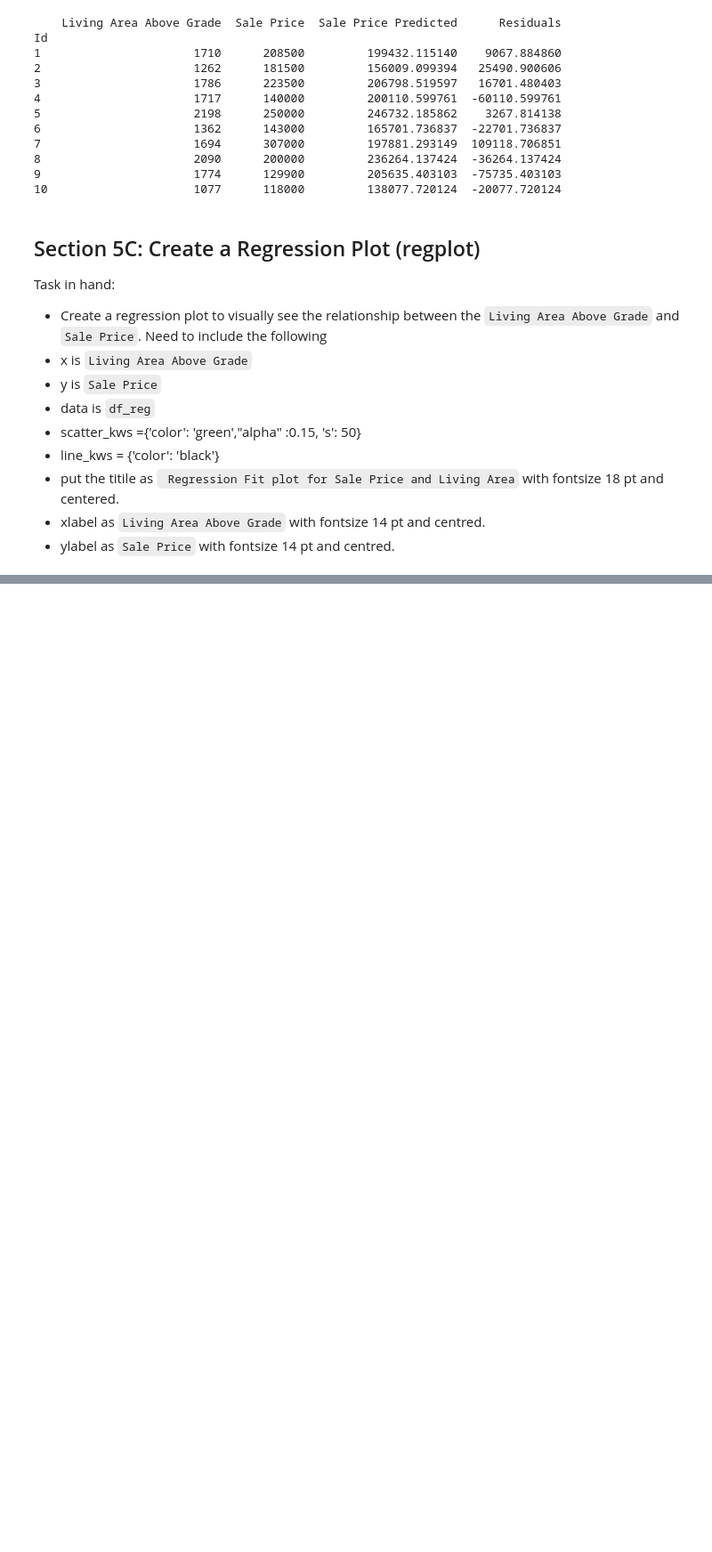
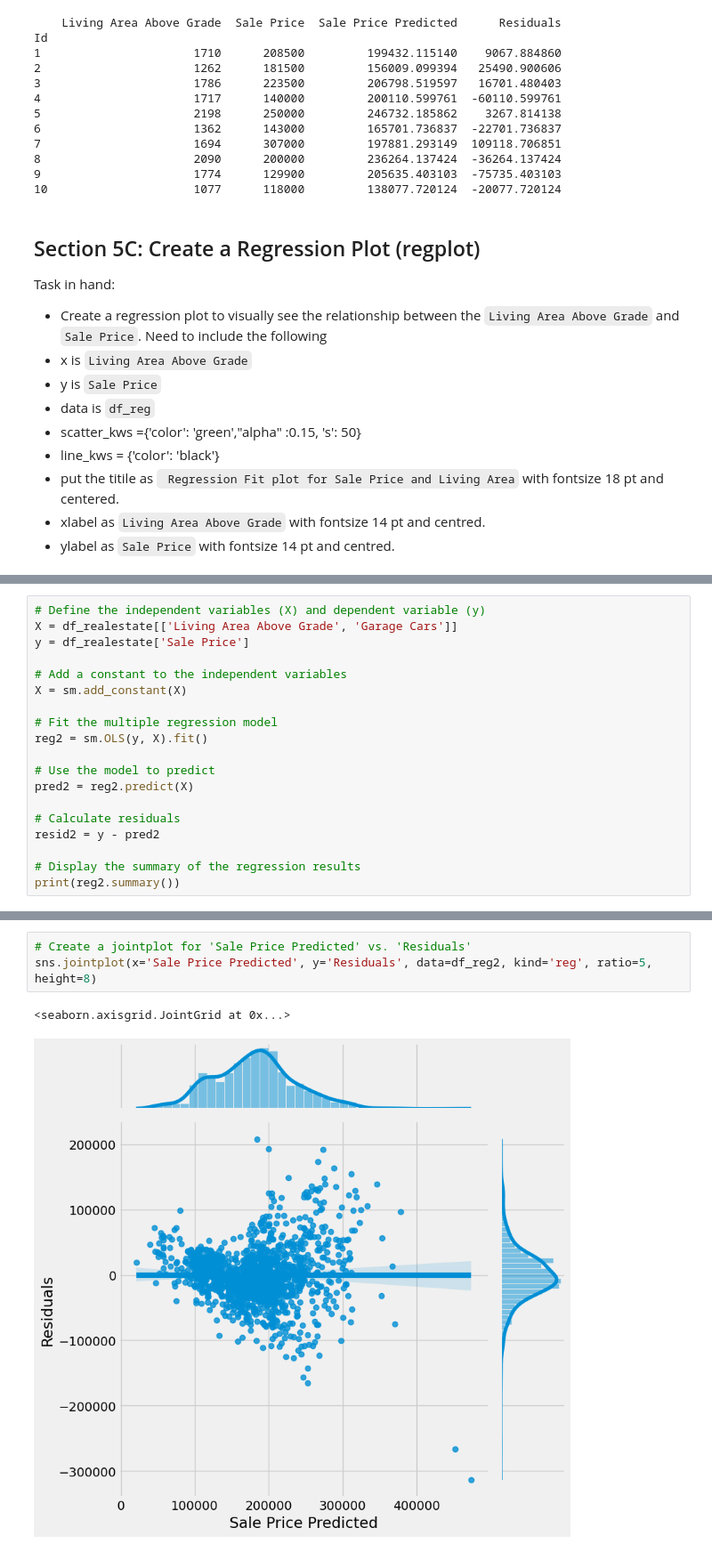
Before and after one commit to IKSHRESTHA/Data-Understanding-Assignment-MTSU, a Jupyter notebook: HW03/HW03_ShresthaK.ipynb, the cells around one changed output, grey strips where cells are left out. Shown at 89% size. Drawn from its saved outputs; the diff is of its cells as text; blank space fills up the shorter version.

```diff
--- a/HW03/HW03_ShresthaK.ipynb
+++ b/HW03/HW03_ShresthaK.ipynb
@@ -168,0 +284,19 @@ plt.show()
+# %%
+# Define the independent variables (X) and dependent variable (y)
+X = df_realestate[['Living Area Above Grade', 'Garage Cars']]
+y = df_realestate['Sale Price']
+
+# Add a constant to the independent variables
+X = sm.add_constant(X)
+
+# Fit the multiple regression model
+reg2 = sm.OLS(y, X).fit()
+
+# Use the model to predict
+pred2 = reg2.predict(X)
+
+# Calculate residuals
+resid2 = y - pred2
+
+# Display the summary of the regression results
+print(reg2.summary())
@@ -168,0 +401,6 @@ plt.show()
+# %%
+# Create a jointplot for 'Sale Price Predicted' vs. 'Residuals'
+sns.jointplot(x='Sale Price Predicted', y='Residuals', data=df_reg2, kind='reg', ratio=5, height=8)
+# %% [output]
+<seaborn.axisgrid.JointGrid at 0x...>
+[figure, added]
```
Also changed, not shown: parts of 17 cells of this notebook.
